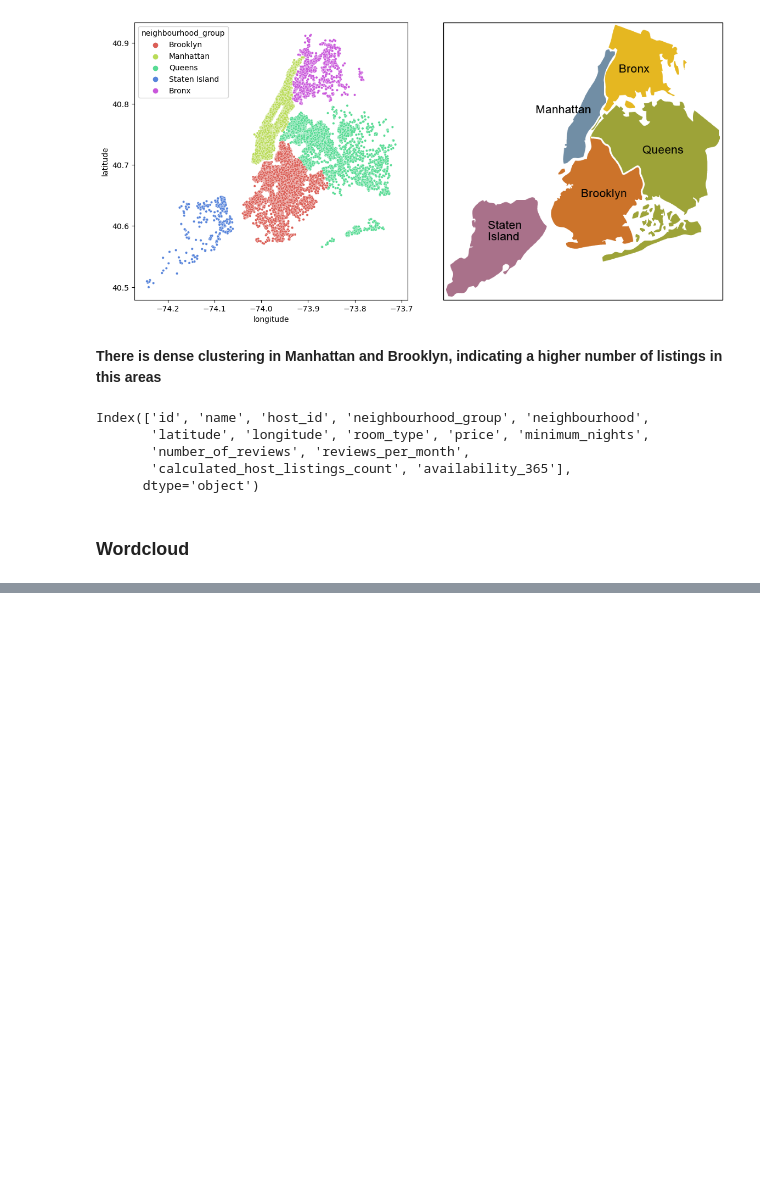
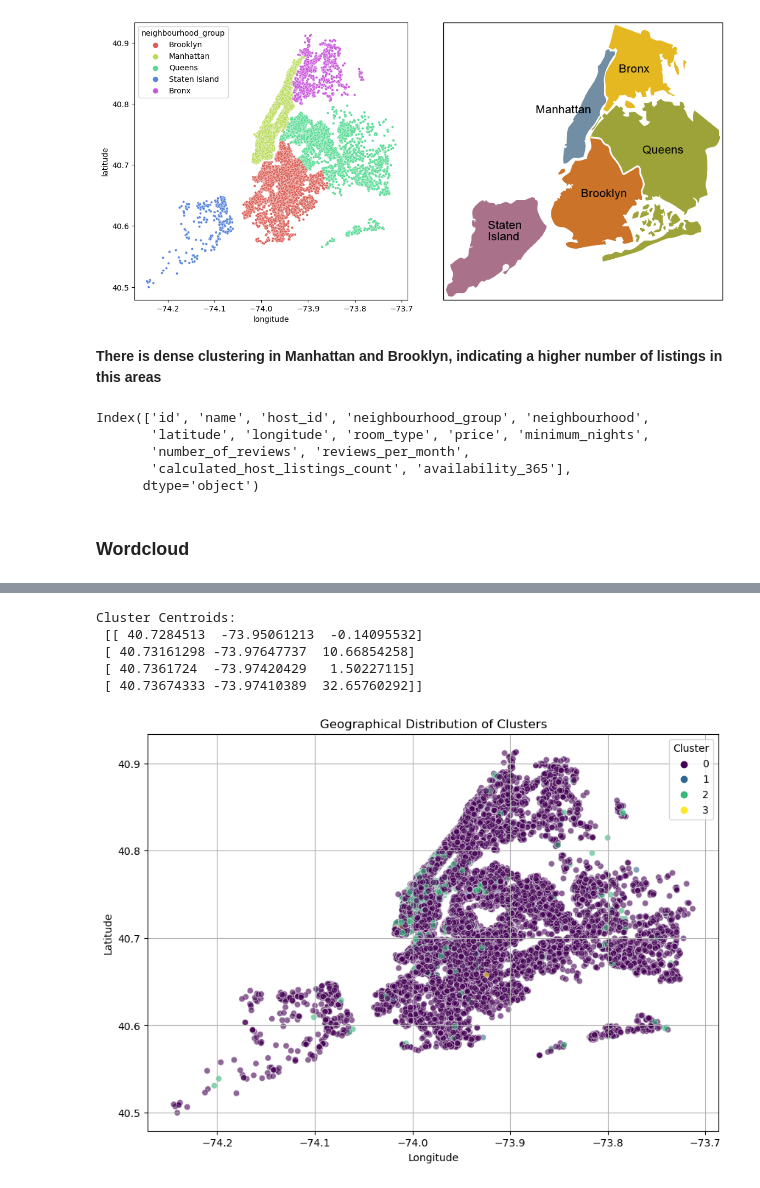
Before and after one commit to Ngugi-Joy-Grace/airbnb-business-analysis, a Jupyter notebook: analysis.ipynb, the cells around one changed output, grey strips where cells are left out. Saved outputs shown, nothing was run; the diff lists cells and outputs as text; code cells hidden in the pictures; blank space fills up the shorter version.

```diff
--- a/analysis.ipynb
+++ b/analysis.ipynb
@@ -612,0 +552,33 @@ for i, attraction in attractions_data.iterrows():
+# %%
+
+# Normalize price data and combine with location
+prices_normalized = StandardScaler().fit_transform(data[['price']].values)
+X_price_location = np.hstack((data[['latitude', 'longitude']].values, prices_normalized))
+
+# Apply KMeans with the optimal number of clusters determined earlier (n_clusters=4)
+kmeans_optimal = KMeans(n_clusters=4, init='k-means++', max_iter=100, n_init=5, random_state=0)
+clusters = kmeans_optimal.fit_predict(X_price_location)
+
+# Add the cluster labels to your original dataframe for further analysis
+data['Cluster'] = clusters
+
+# Analyzing Cluster Centroids
+centroids = kmeans_optimal.cluster_centers_
+print("Cluster Centroids:\n", centroids)
+
+# Visualizing the clusters on a scatter plot (latitude and longitude)
+plt.figure(figsize=(10, 7))
+sns.scatterplot(x='longitude', y='latitude', hue='Cluster', data=data, palette='viridis', legend='full', alpha=0.6)
+plt.title('Geographical Distribution of Clusters')
+plt.xlabel('Longitude')
+plt.ylabel('Latitude')
+plt.legend(title='Cluster')
+plt.grid(True)
+plt.show()
+# %% [output]
+Cluster Centroids:
+ [[ 40.7284513  -73.95061213  -0.14095532]
+ [ 40.73161298 -73.97647737  10.66854258]
+ [ 40.7361724  -73.97420429   1.50227115]
+ [ 40.73674333 -73.97410389  32.65760292]]
+[figure, added]
```
Also changed, not shown: parts of 24 cells of this notebook, 1 other file.
